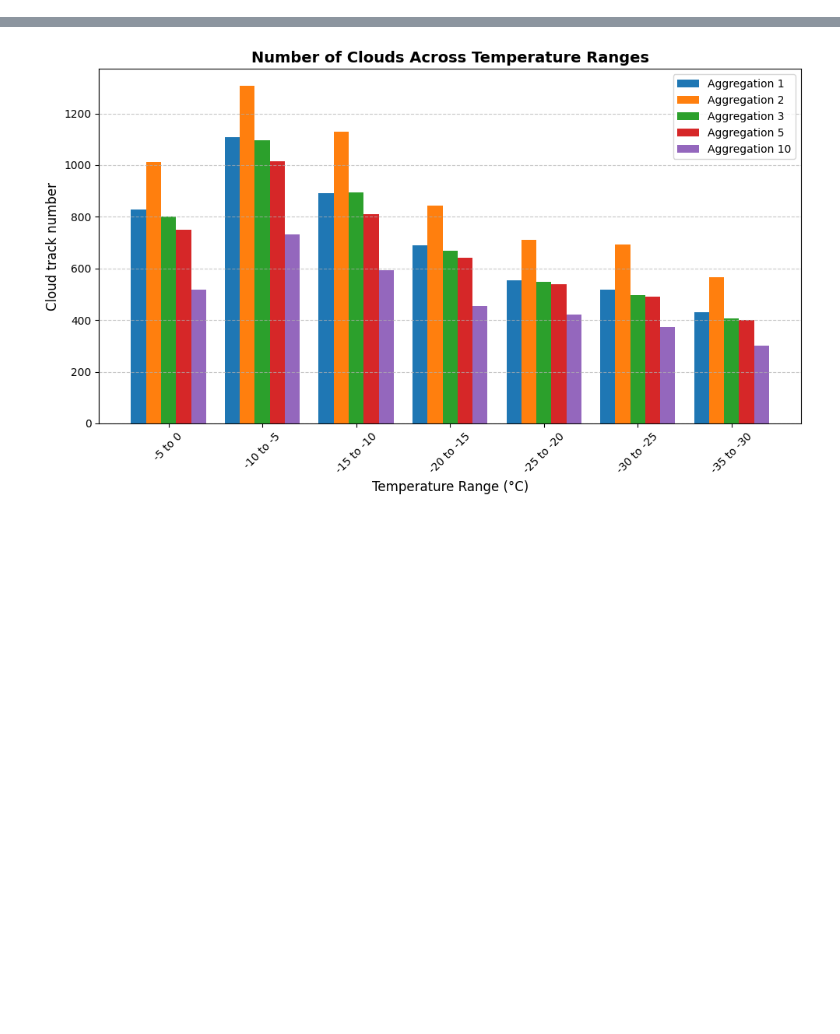
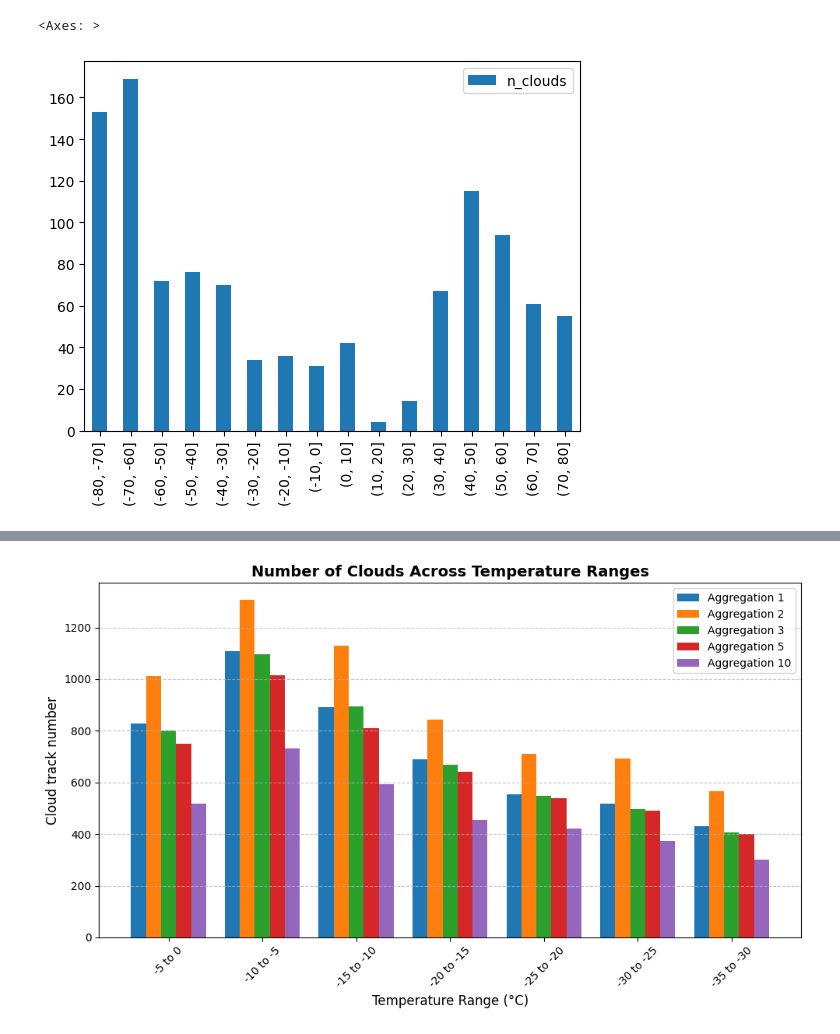
Before and after one commit to DragomirNikolov/Glaciation_time_estimatior, a Jupyter notebook: Aggregation_draph_maker.ipynb, the cells around one changed output, grey strips where cells are left out. Cells and saved outputs as stored; diff of their text form; code cells hidden in the pictures; blank space fills up the shorter version.

```diff
--- a/Aggregation_draph_maker.ipynb
+++ b/Aggregation_draph_maker.ipynb
@@ -7,15 +11,15 @@ from Helper_fun import generate_temp_range
 # %%
-t_deltas = [5]
-agg_fact_list=[1,2,3,5,10]
-min_temp_array, max_temp_array = generate_temp_range(t_deltas)
+glaciation_counter=0
 cloud_count=np.empty((len(agg_fact_list),len(min_temp_array)))
+glaciation_counter_agg=np.zeros(len(agg_fact_list))
 for i in range(len(min_temp_array)):
     for j in range(len(agg_fact_list)):
         agg_fact=agg_fact_list[j]
         min_temp=min_temp_array[i]
         max_temp=max_temp_array[i]
-        df=pd.read_csv(f"/cluster/work/climate/dnikolo/Cloud_analysis/T_{abs(round(min_temp))}_{abs(round(max_temp))}_agg_{agg_fact}.csv")
-        # total=df['is_liq']+df['is_mix']+df['is_ice']
+        df=pd.read_csv(f"/cluster/work/climate/dnikolo/Cloud_analysis/T_{abs(round(min_temp))}_{abs(round(max_temp))}_agg_{agg_fact}_tracknumber.csv")
+        total=df['is_liq']+df['is_mix']+df['is_ice']
         total=df['is_liq'].size
-        # cloud_count[j,i]=total.astype(bool).sum(axis=0)
+        glaciation_counter_agg[j]+=(df['is_liq']& df['is_mix'] & df['is_ice']).astype(bool).sum(axis=0)
+
         cloud_count[j,i]=total
@@ -21,0 +67,3 @@ for i in range(len(min_temp_array)):
+# %%
+tmp_bin_array=np.arange(-80,81,10)
+tmp_bin_array
@@ -21,0 +73,14 @@ for i in range(len(min_temp_array)):
+# %%
+glaciation_counter_temp=np.zeros(len(min_temp_array))
+tmp_bins=pd.IntervalIndex.from_arrays(tmp_bin_array[0:-1],tmp_bin_array[1:])
+latitude_counts= pd.DataFrame(np.zeros(len(tmp_bin_array)-1), index=tmp_bins,columns=["n_clouds"])
+for i in range(len(min_temp_array)):
+    agg_fact=agg_fact_list[j]
+    min_temp=min_temp_array[i]
+    max_temp=max_temp_array[i]
+    df=pd.read_csv(f"/cluster/work/climate/dnikolo/Cloud_analysis/T_{abs(round(min_temp))}_{abs(round(max_temp))}_agg_3_tracknumber.csv")
+    glaciation_counter_temp[i]+=(df['is_liq']& df['is_mix'] & df['is_ice']).astype(bool).sum(axis=0)
+    latitude_counts["n_clouds"]+=pd.cut(df[df["max_ice_fraction"]>0]['avg_lat'].dropna(), tmp_bin_array).value_counts()
+
+glaciation_counter_temp
+latitude_counts
@@ -21,0 +105,5 @@ for i in range(len(min_temp_array)):
+# %%
+latitude_counts.plot.bar()
+# %% [output]
+<Axes: >
+[figure, added]
```
Also changed, not shown: parts of 10 cells of this notebook, 10 other files.
